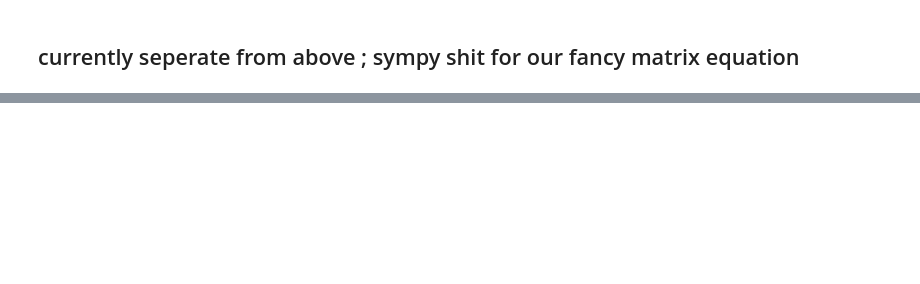
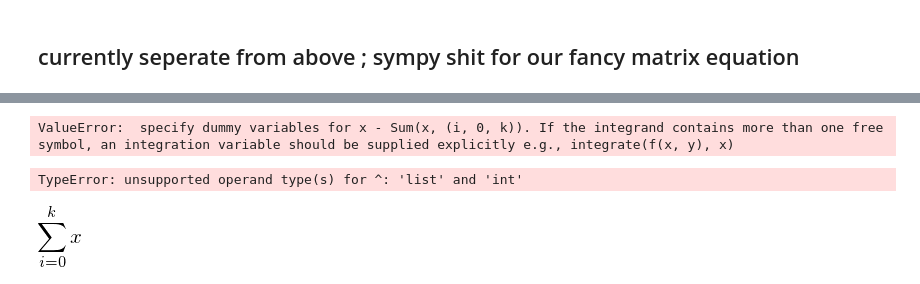
Before and after one commit to DeSistoNV/books, a Jupyter notebook: fake_balloon_datas.ipynb, the cells around one changed output, grey strips where cells are left out. Drawn from its saved outputs; the diff is of its cells as text; code cells hidden in the pictures; blank space fills up the shorter version.

```diff
--- a/fake_balloon_datas.ipynb
+++ b/fake_balloon_datas.ipynb
@@ -163,0 +157,15 @@ X*C
+# %%
+x, y, n, m, i, k = symbols("x y n m i k")
+# %%
+s1 = sqrt( (1/m)  * Sum(x - Sum(x,[i,0,k])))
+s1
+# %% [output]
+ValueError:  specify dummy variables for x - Sum(x, (i, 0, k)). If the integrand contains more than one free symbol, an integration variable should be supplied explicitly e.g., integrate(f(x, y), x)
+# %%
+J = Abs( (  ) # - ( sqrt( (1/n) * Sum(y - Sum(y)/n)^2)))
+# %% [output]
+TypeError: unsupported operand type(s) for ^: 'list' and 'int'
+# %%
+Sum(x,[i,0,k])
+# %% [output]
+[figure, added]
```
Also changed, not shown: parts of 15 cells of this notebook.
